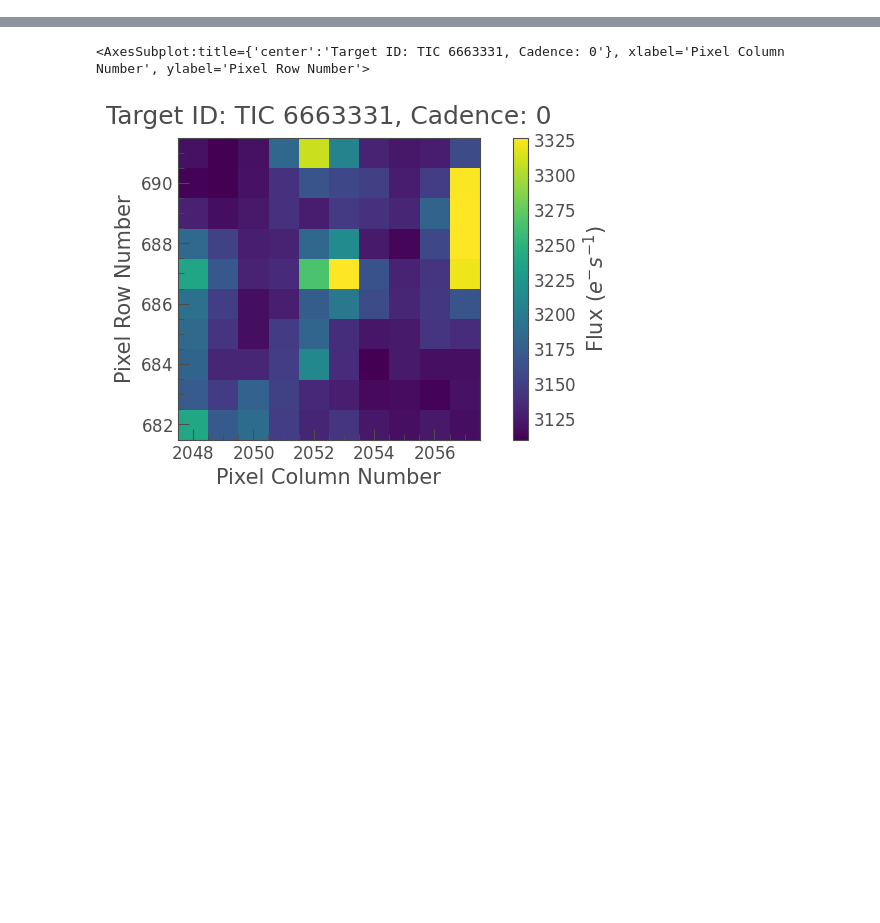
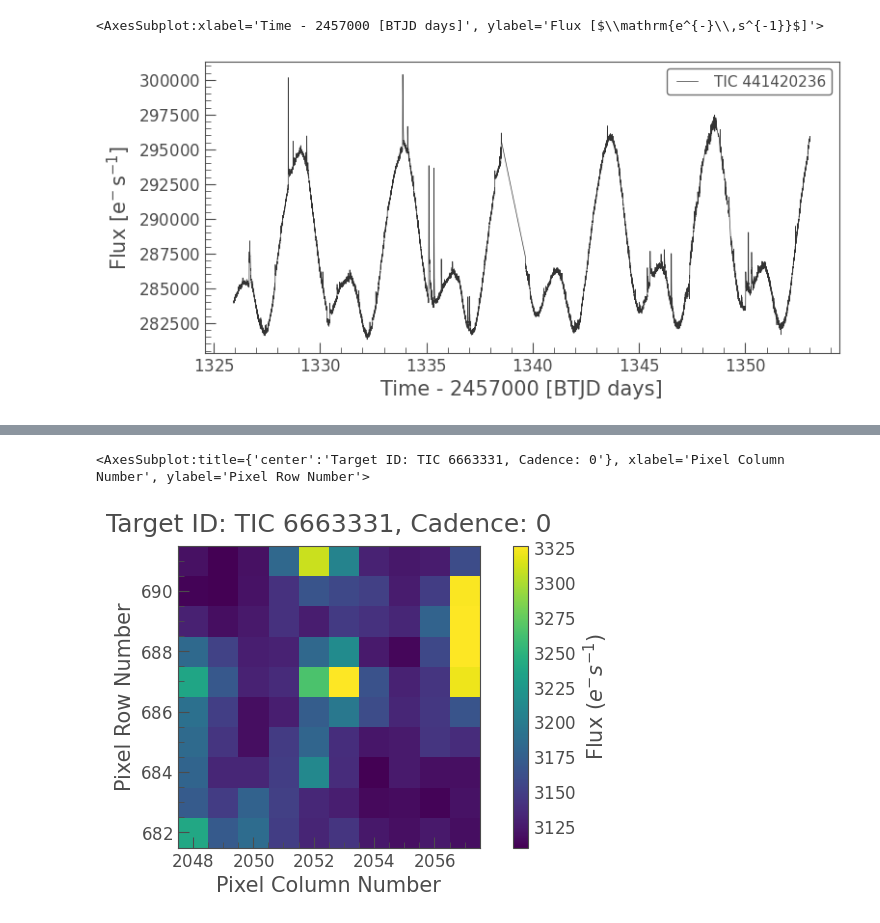
Before and after one commit to HarritonResearchLab/sunnyhills, a Jupyter notebook: personal_epochs/veronica/june/cutouts.ipynb, the cells around one changed output, grey strips where cells are left out. Drawn from its saved outputs; the diff is of its cells as text; code cells hidden in the pictures; blank space fills up the shorter version.

```diff
--- a/personal_epochs/veronica/june/cutouts.ipynb
+++ b/personal_epochs/veronica/june/cutouts.ipynb
@@ -29,0 +4,8 @@ Installing collected packages: pyasn1-modules, oauthlib, cachetools, requests-oa
+# %%
+lc = lk.search_lightcurve('TIC 441420236')
+lc = lc.download()
+# %%
+lc.plot()
+# %% [output]
+<AxesSubplot:xlabel='Time - 2457000 [BTJD days]', ylabel='Flux [$\\mathrm{e^{-}\\,s^{-1}}$]'>
+[figure, added]
```
Also changed, not shown: parts of 8 cells of this notebook, 4 other files.
